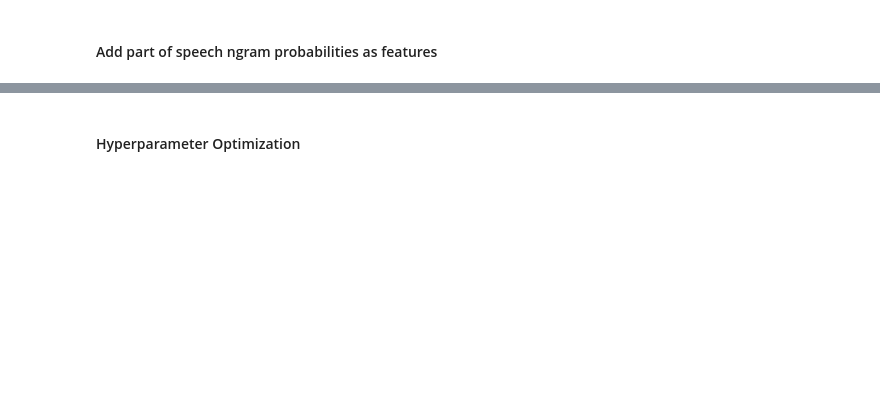
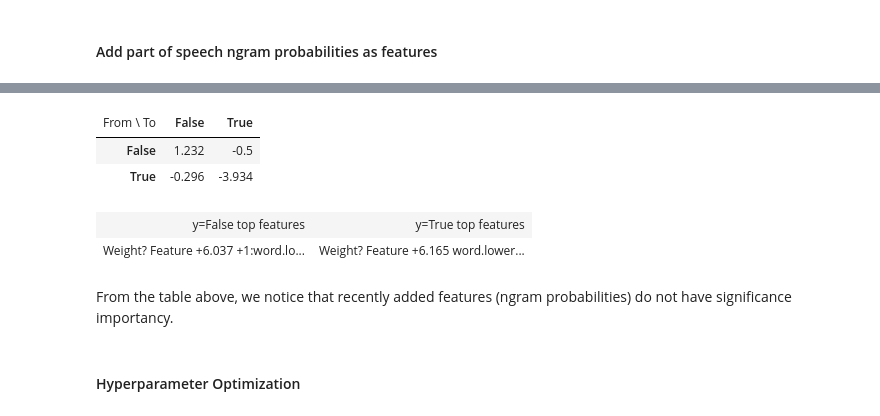
Before and after one commit to vseloved/prj-nlp-2020, a Jupyter notebook: students/DmytroBabenko/06-language-as-sequence/06-language-as-sequence.ipynb, the cells around one changed output, grey strips where cells are left out. Cells and saved outputs as stored; diff of their text form; code cells hidden in the pictures; blank space fills up the shorter version.

```diff
--- a/students/DmytroBabenko/06-language-as-sequence/06-language-as-sequence.ipynb
+++ b/students/DmytroBabenko/06-language-as-sequence/06-language-as-sequence.ipynb
@@ -398,6 +419,7 @@ class POSNGramRunOnSentenceCRFClassifier(RunOnSentenceCRFClassifier):
         pos_tags = nltk.pos_tag(sent)
         assert len(pos_tags) == len(sent)
         sent_size = len(sent)
+        result = []
         for i in range(0, sent_size):
             features = self.word2features(sent, i)
             features['pos-tag'] = pos_tags[i][1]
@@ -445,4 +467,14 @@ print(report)
 weighted avg       0.98      0.98      0.98    311930
+# %%
+eli5.show_weights(pos_ngram_crf_classifier.crf)
+# %% [output]
+| From \ To | False | True |
+| False | 1.232 | -0.5 |
+| True | -0.296 | -3.934 |
+| y=False top features | y=True top features |
+| Weight? Feature +6.037 +1:word.lo... | Weight? Feature +6.165 word.lower... |
+# %% [markdown]
+From the table above, we notice that recently added features (ngram probabilities) do not have significance importancy.
 # %% [markdown]
 ####  Hyperparameter Optimization
 # %%
```
Also changed, not shown: parts of 20 cells of this notebook.
